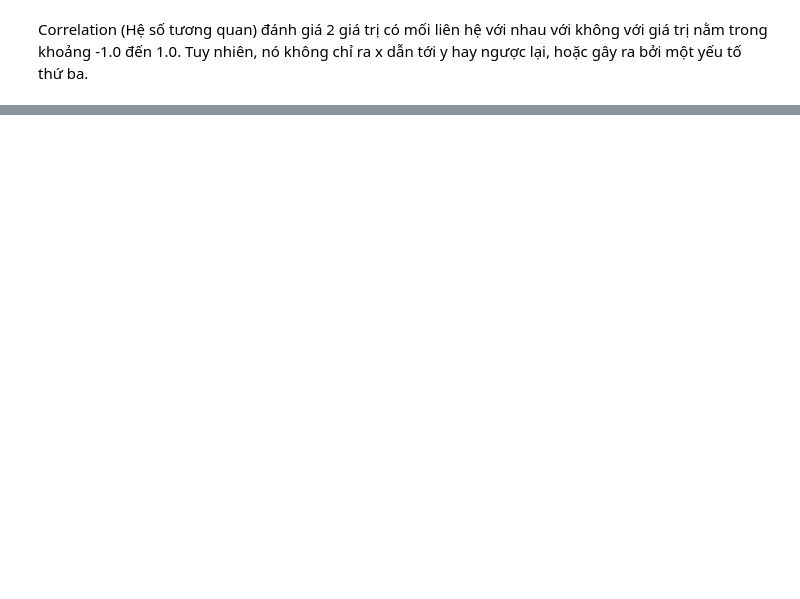
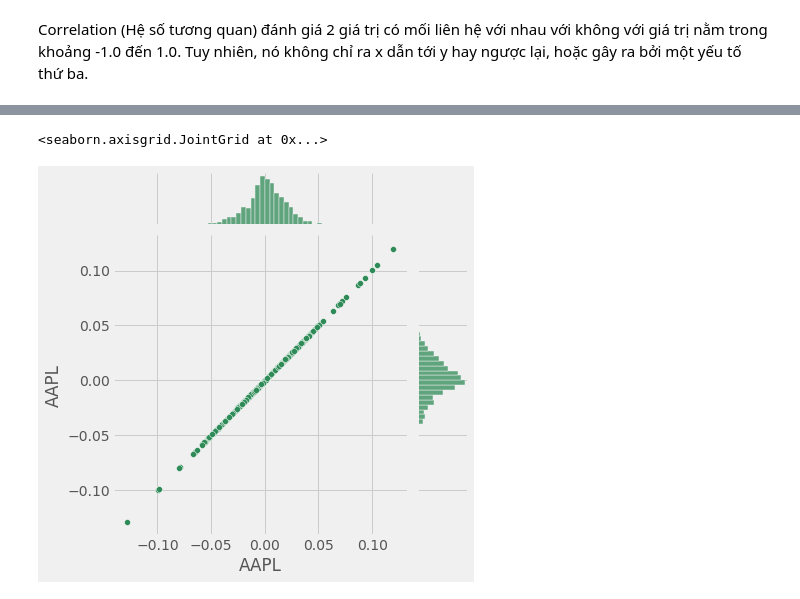
Before and after one commit to le-quoctrung/Introducrtion-to-Data-Science, a Jupyter notebook: data-exploratory.ipynb, the cells around one changed output, grey strips where cells are left out. Cells and saved outputs as stored; diff of their text form; code cells hidden in the pictures; blank space fills up the shorter version.

```diff
--- a/data-cleaning&exploratory.ipynb
+++ b/data-exploratory.ipynb
@@ -654,0 +665,3 @@ ValueError: Length of values (1008) does not match length of index (10)
+# %%
+adjCloseCollection.pop(2)
+tickers.pop(2)
@@ -654,0 +674,7 @@ ValueError: Length of values (1008) does not match length of index (10)
+# %%
+adjCloseCollection = np.array(adjCloseCollection)
+adjCloseCollection.shape
+adjCloseCollection = adjCloseCollection.T
+# %%
+closingDf = pd.DataFrame(adjCloseCollection, columns=tickers, index=priceDataArray[0].index.tolist())
+closingDf
@@ -654,0 +707,3 @@ ValueError: Length of values (1008) does not match length of index (10)
+# %%
+tickerReturns = closingDf.pct_change()
+tickerReturns.head()
@@ -654,0 +717,5 @@ ValueError: Length of values (1008) does not match length of index (10)
+# %%
+sns.jointplot(x='AAPL', y='AAPL', data=tickerReturns, kind='scatter', color='seagreen')
+# %% [output]
+<seaborn.axisgrid.JointGrid at 0x...>
+[figure, added]
```
Also changed, not shown: parts of 20 cells of this notebook.
